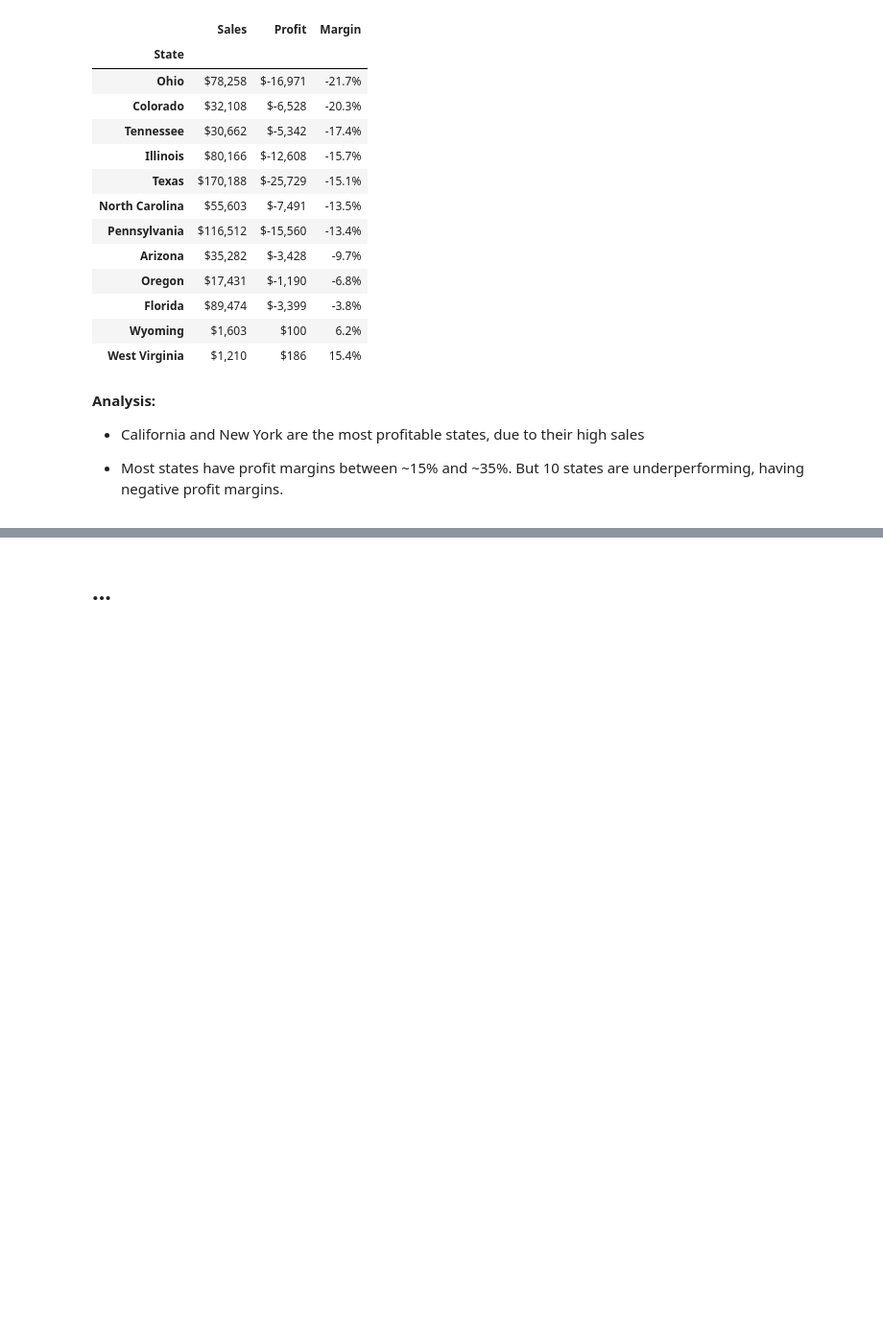
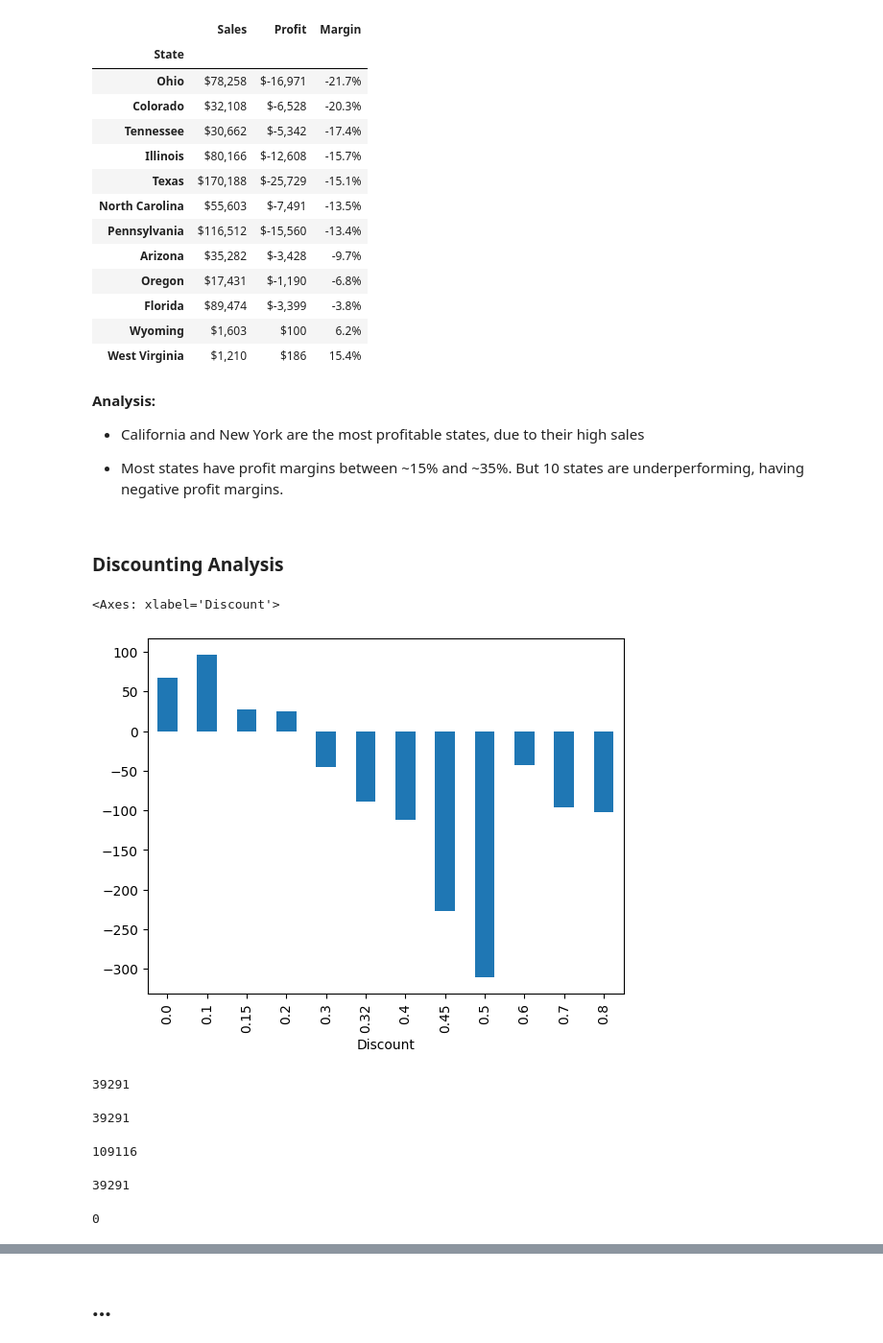
Before and after one commit to victorquoos/superstore-sales-analysis, a Jupyter notebook: notebooks/analysis.ipynb, the cells around one changed output, grey strips where cells are left out. Shown at 96% size. Cells and saved outputs as stored; diff of their text form; code cells hidden in the pictures; blank space fills up the shorter version.

Commit message:
initializing discounting analysis

```diff
--- a/notebooks/analysis.ipynb
+++ b/notebooks/analysis.ipynb
@@ -427,3 +427,41 @@ states_performance.sort_values("Margin", ascending=True).head(12).style.format({
 - California and New York are the most profitable states, due to their high sales
 
 - Most states have profit margins between ~15% and ~35%. But 10 states are underperforming, having negative profit margins.
+# %% [markdown]
+### Discounting Analysis
+# %%
+discount_performance = df.groupby(df["Discount"])["Profit"].mean()
+discount_performance.plot(kind="bar")
+# %% [output]
+<Axes: xlabel='Discount'>
+[figure, added]
+# %%
+# how many sales represent losses
+loss = df[df["Profit"] < 0]
+loss.size
+# %% [output]
+39291
+# %%
+# how many losses had a discount
+loss_discount = loss[loss["Discount"] > 0]
+loss_discount.size
+# %% [output]
+39291
+# %%
+# how many sales had a discount
+discount = df[df["Discount"] > 0]
+discount.size
+# %% [output]
+109116
+# %%
+# how many discounted represent losses
+discount_loss = discount[discount["Profit"] < 0]
+discount_loss.size
+# %% [output]
+39291
+# %%
+# how many losses weren't discounts
+loss_without_discount = df[(df["Profit"] < 0) & (df["Discount"] == 0)]
+loss_without_discount.size
+# %% [output]
+0
```
Also changed, not shown: parts of 2 cells of this notebook.
